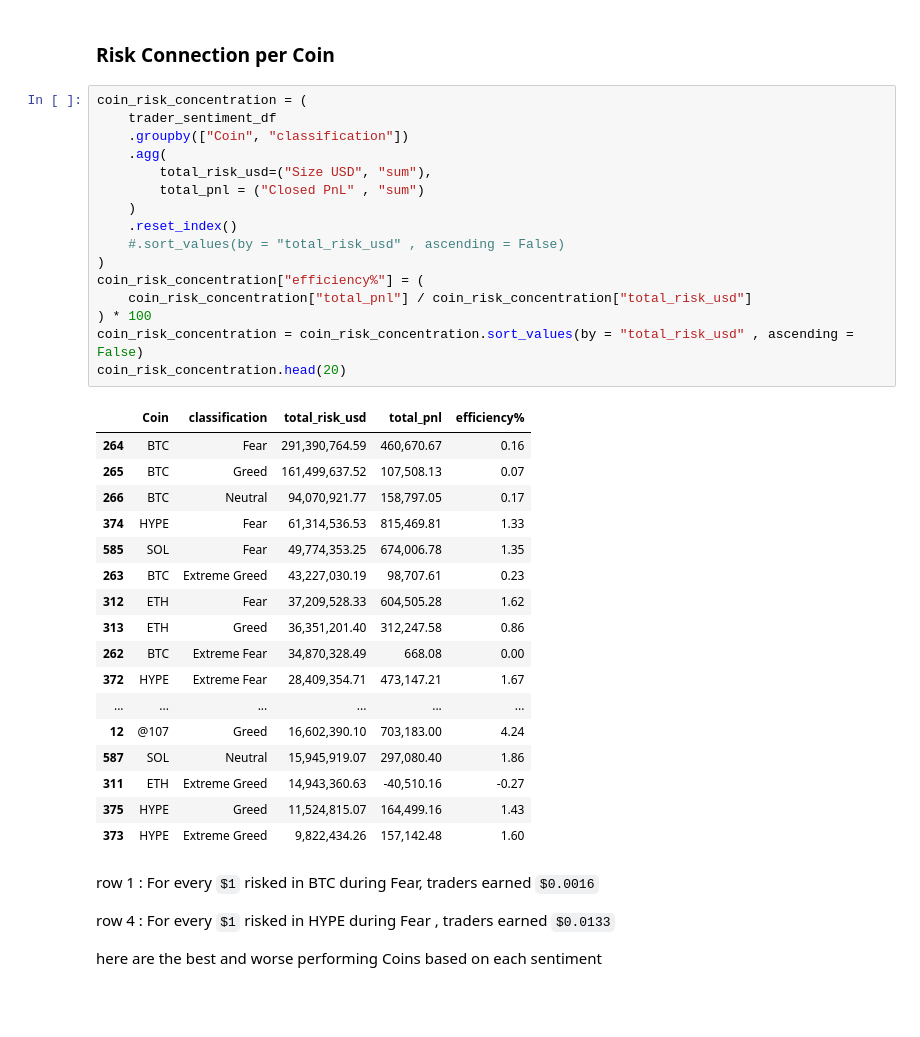
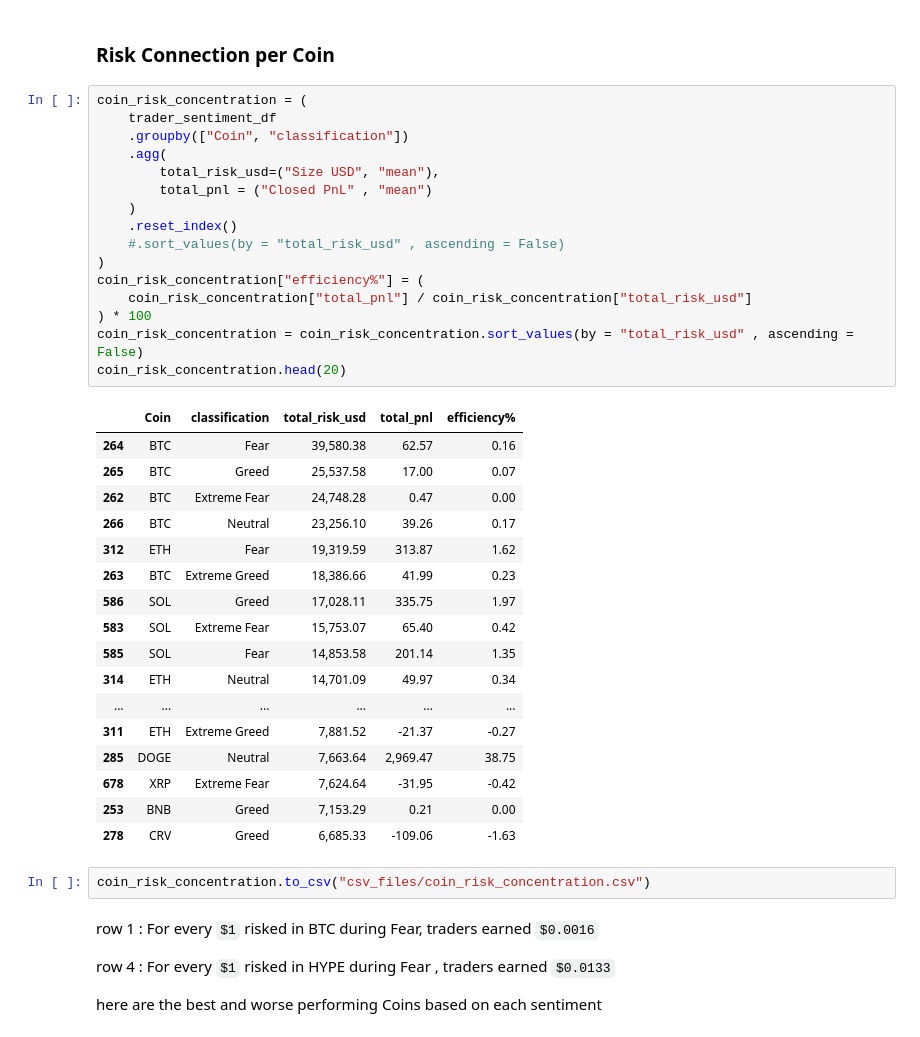
Before and after one commit to Pranay5519/ds_PranayGundu, a Jupyter notebook: assign_1.ipynb, the cells around one changed output. Cells and saved outputs as stored; diff of their text form; blank space fills up the shorter version.

```diff
--- a/assign_1.ipynb
+++ b/assign_1.ipynb
@@ -944,37 +1087,39 @@ plt.show()
 # %%
 coin_risk_concentration = (
     trader_sentiment_df
     .groupby(["Coin", "classification"])
     .agg(
-        total_risk_usd=("Size USD", "sum"),
-        total_pnl = ("Closed PnL" , "sum")
+        total_risk_usd=("Size USD", "mean"),
+        total_pnl = ("Closed PnL" , "mean")
     )
     .reset_index()
     #.sort_values(by = "total_risk_usd" , ascending = False)
 )
 coin_risk_concentration["efficiency%"] = (
     coin_risk_concentration["total_pnl"] / coin_risk_concentration["total_risk_usd"]
 ) * 100
 coin_risk_concentration = coin_risk_concentration.sort_values(by = "total_risk_usd" , ascending = False)
 coin_risk_concentration.head(20)
 # %% [output]
 |  | Coin | classification | total_risk_usd | total_pnl | efficiency% |
-| 264 | BTC | Fear | 291,390,764.59 | 460,670.67 | 0.16 |
-| 265 | BTC | Greed | 161,499,637.52 | 107,508.13 | 0.07 |
-| 266 | BTC | Neutral | 94,070,921.77 | 158,797.05 | 0.17 |
-| 374 | HYPE | Fear | 61,314,536.53 | 815,469.81 | 1.33 |
-| 585 | SOL | Fear | 49,774,353.25 | 674,006.78 | 1.35 |
-| 263 | BTC | Extreme Greed | 43,227,030.19 | 98,707.61 | 0.23 |
-| 312 | ETH | Fear | 37,209,528.33 | 604,505.28 | 1.62 |
-| 313 | ETH | Greed | 36,351,201.40 | 312,247.58 | 0.86 |
-| 262 | BTC | Extreme Fear | 34,870,328.49 | 668.08 | 0.00 |
-| 372 | HYPE | Extreme Fear | 28,409,354.71 | 473,147.21 | 1.67 |
+| 264 | BTC | Fear | 39,580.38 | 62.57 | 0.16 |
+| 265 | BTC | Greed | 25,537.58 | 17.00 | 0.07 |
+| 262 | BTC | Extreme Fear | 24,748.28 | 0.47 | 0.00 |
+| 266 | BTC | Neutral | 23,256.10 | 39.26 | 0.17 |
+| 312 | ETH | Fear | 19,319.59 | 313.87 | 1.62 |
+| 263 | BTC | Extreme Greed | 18,386.66 | 41.99 | 0.23 |
+| 586 | SOL | Greed | 17,028.11 | 335.75 | 1.97 |
+| 583 | SOL | Extreme Fear | 15,753.07 | 65.40 | 0.42 |
+| 585 | SOL | Fear | 14,853.58 | 201.14 | 1.35 |
+| 314 | ETH | Neutral | 14,701.09 | 49.97 | 0.34 |
 | ... | ... | ... | ... | ... | ... |
-| 12 | @107 | Greed | 16,602,390.10 | 703,183.00 | 4.24 |
-| 587 | SOL | Neutral | 15,945,919.07 | 297,080.40 | 1.86 |
-| 311 | ETH | Extreme Greed | 14,943,360.63 | -40,510.16 | -0.27 |
-| 375 | HYPE | Greed | 11,524,815.07 | 164,499.16 | 1.43 |
-| 373 | HYPE | Extreme Greed | 9,822,434.26 | 157,142.48 | 1.60 |
+| 311 | ETH | Extreme Greed | 7,881.52 | -21.37 | -0.27 |
+| 285 | DOGE | Neutral | 7,663.64 | 2,969.47 | 38.75 |
+| 678 | XRP | Extreme Fear | 7,624.64 | -31.95 | -0.42 |
+| 253 | BNB | Greed | 7,153.29 | 0.21 | 0.00 |
+| 278 | CRV | Greed | 6,685.33 | -109.06 | -1.63 |
+# %%
+coin_risk_concentration.to_csv("csv_files/coin_risk_concentration.csv")
 # %% [markdown]
 row 1 : For every `$1` risked in BTC during Fear, traders earned `$0.0016`
 
```
Also changed, not shown: parts of 34 cells of this notebook, 19 other files.
